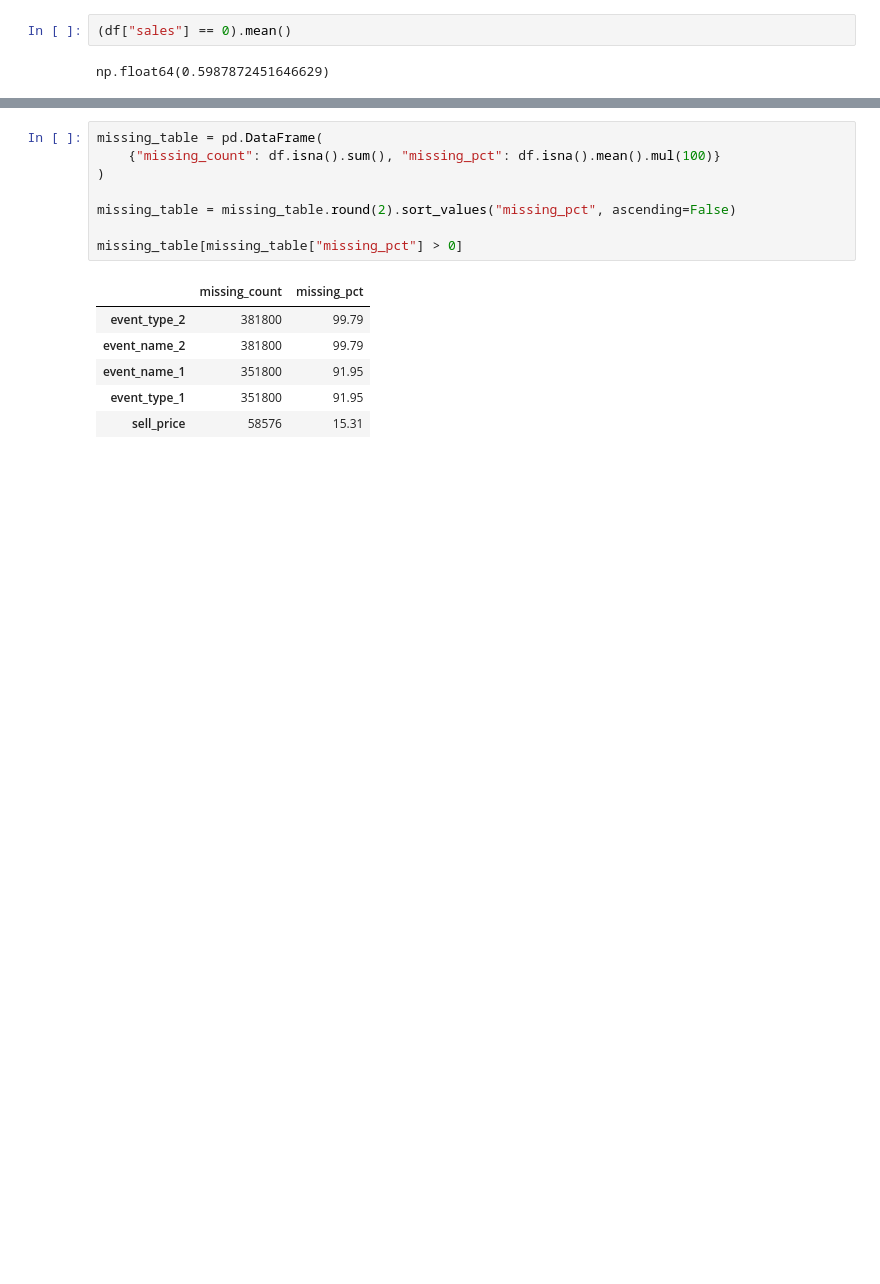
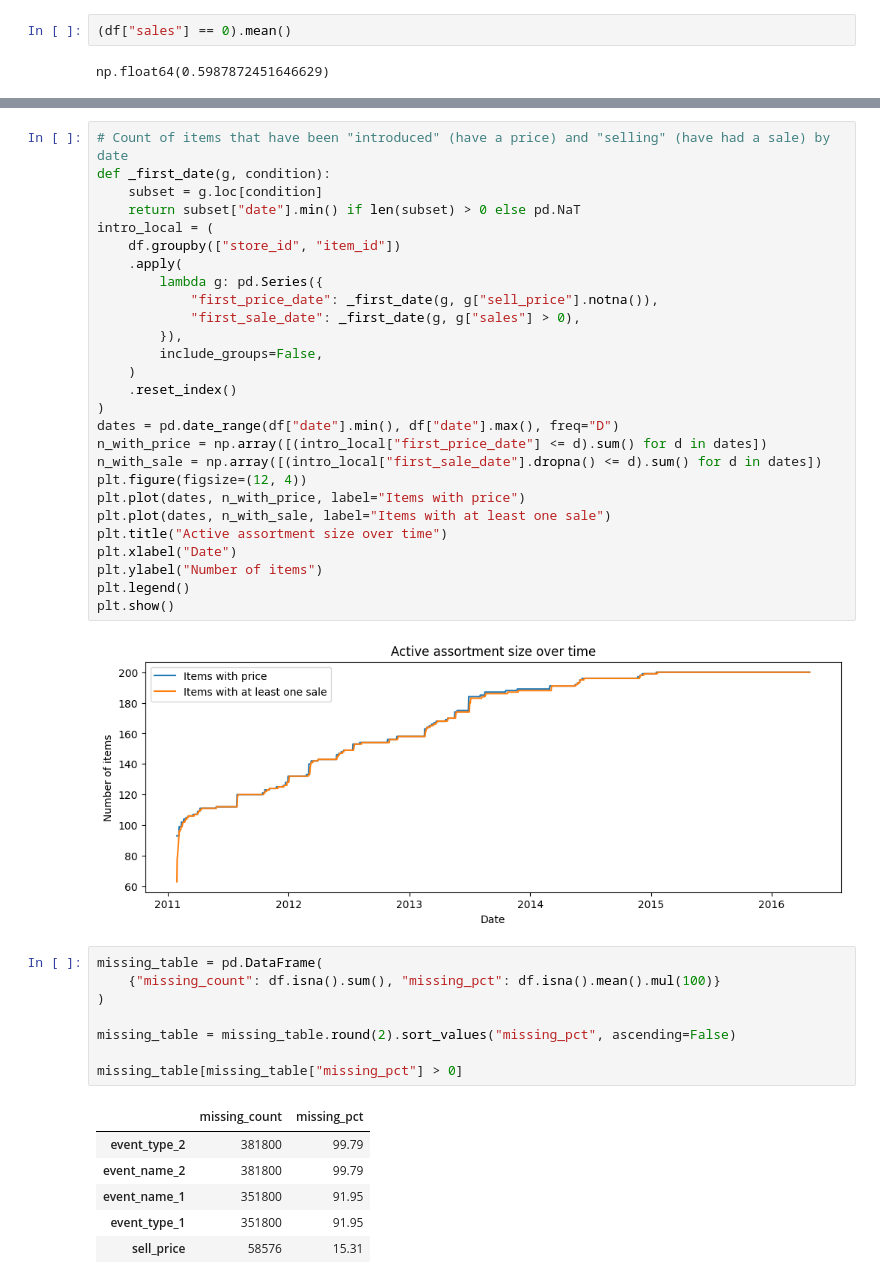
Before and after one commit to badroohiman/retail-demand-forecasting-delayed-labels, a Jupyter notebook: notebooks/01_eda.ipynb, the cells around one changed output, grey strips where cells are left out. Cells and saved outputs as stored; diff of their text form; blank space fills up the shorter version.

```diff
--- a/notebooks/01_eda.ipynb
+++ b/notebooks/01_eda.ipynb
@@ -261,3 +393,32 @@ Baselines such as seasonal naïve or moving-average should be included for a fai
+# %%
+# Count of items that have been "introduced" (have a price) and "selling" (have had a sale) by date
+def _first_date(g, condition):
+    subset = g.loc[condition]
+    return subset["date"].min() if len(subset) > 0 else pd.NaT
+intro_local = (
+    df.groupby(["store_id", "item_id"])
+    .apply(
+        lambda g: pd.Series({
+            "first_price_date": _first_date(g, g["sell_price"].notna()),
+            "first_sale_date": _first_date(g, g["sales"] > 0),
+        }),
+        include_groups=False,
+    )
+    .reset_index()
+)
+dates = pd.date_range(df["date"].min(), df["date"].max(), freq="D")
+n_with_price = np.array([(intro_local["first_price_date"] <= d).sum() for d in dates])
+n_with_sale = np.array([(intro_local["first_sale_date"].dropna() <= d).sum() for d in dates])
+plt.figure(figsize=(12, 4))
+plt.plot(dates, n_with_price, label="Items with price")
+plt.plot(dates, n_with_sale, label="Items with at least one sale")
+plt.title("Active assortment size over time")
+plt.xlabel("Date")
+plt.ylabel("Number of items")
+plt.legend()
+plt.show()
+# %% [output]
+[figure, added]
 # %%
 missing_table = pd.DataFrame(
     {"missing_count": df.isna().sum(), "missing_pct": df.isna().mean().mul(100)}
```
Also changed, not shown: parts of 36 cells of this notebook, 3 other files.
